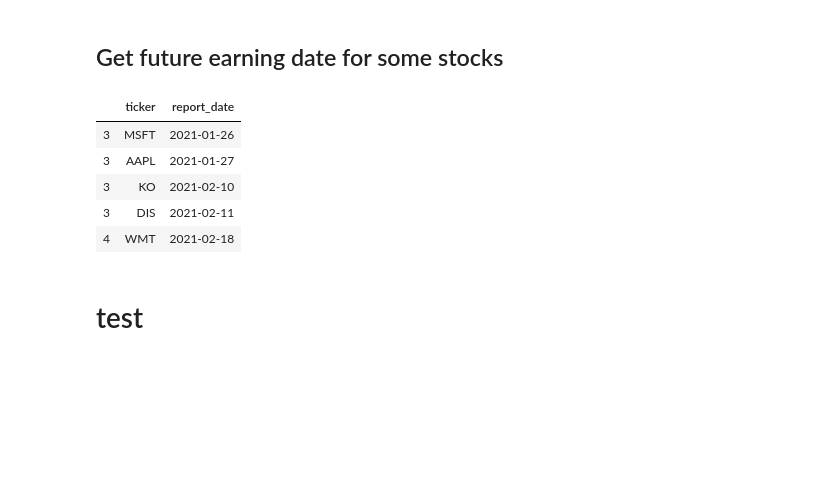
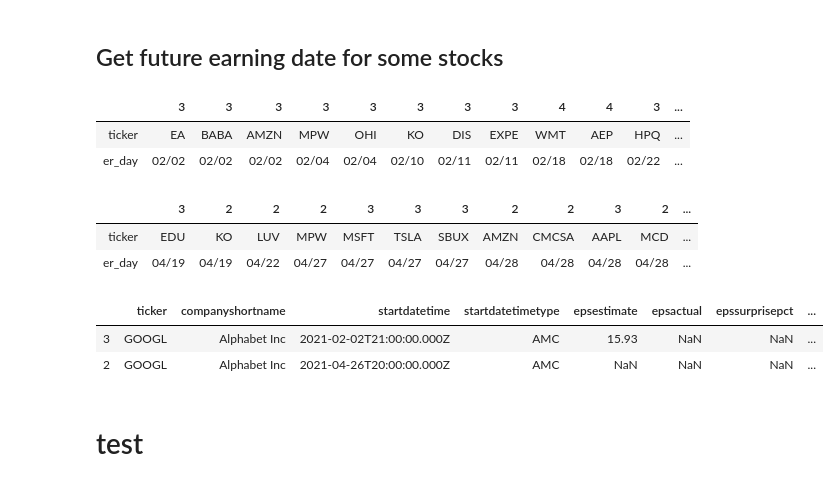
Before and after one commit to yuwei2341/stocks, a Jupyter notebook: Stock_MA.ipynb, the cells around one changed output. Saved outputs shown, nothing was run; the diff lists cells and outputs as text; code cells hidden in the pictures; blank space fills up the shorter version.

```diff
--- a/Stock_MA.ipynb
+++ b/Stock_MA.ipynb
@@ -390,24 +562,39 @@ def get_earning(ticker, DAYS_AHEAD=30):
     earnings_df['report_date'] = earnings_df['startdatetime'].apply(lambda x: dateutil.parser.isoparse(x).date())
     earnings_df = earnings_df.loc[earnings_df['report_date'].between(start_date, end_date)] \
                              .sort_values('report_date')
+    earnings_df['er_day'] = earnings_df['report_date'].apply(lambda x: f"{x.month:02}/{x.day:02}")
 
     return earnings_df
 # %%
 df_er_select = pd.DataFrame()
-for symbol in ['AAPL', 'DIS', 'GOOG', 'KO', 'MSFT', 'WMT',]:
-    df_er_select = df_er_select.append(get_earning(symbol))
+
+all_stocks = ['AEP','BABA','CMCSA','EXPE','GOOG','KO','NFLX','OHI', 'COST', 'WMT', 'AMZN', 'MCD', 'SBUX', 'EA',
+              'PG','AAPL','DIS','EDU','HPQ','LUV','MPW','MSFT','ROST','TSLA']
+experiment_pe_stocks = ['AAPL', 'DIS', 'GOOG', 'KO', 'MSFT', 'WMT',]
+
+for symbol in all_stocks:
+    df_er_select = df_er_select.append(get_earning(symbol, DAYS_AHEAD=100))
 df_er_select = df_er_select.sort_values('report_date')
-# %%
-df_er_select.append(get_earning(symbol))
-# %%
-df_er_select[['ticker', 'report_date']]
-# %% [output]
-|  | ticker | report_date |
-| 3 | MSFT | 2021-01-26 |
-| 3 | AAPL | 2021-01-27 |
-| 3 | KO | 2021-02-10 |
-| 3 | DIS | 2021-02-11 |
-| 4 | WMT | 2021-02-18 |
+# %%
+df_er_select['er_day'] = df_er_select['report_date'].apply(lambda x: f"{x.month:02}/{x.day:02}")
+# %%
+df_er_select[['ticker', 'er_day']].head(15).T
+# %% [output]
+|  | 3 | 3 | 3 | 3 | 3 | 3 | 3 | 3 | 4 | 4 | 3 | ... |
+| ticker | EA | BABA | AMZN | MPW | OHI | KO | DIS | EXPE | WMT | AEP | HPQ | ... |
+| er_day | 02/02 | 02/02 | 02/02 | 02/04 | 02/04 | 02/10 | 02/11 | 02/11 | 02/18 | 02/18 | 02/22 | ... |
+# %%
+df_er_select[['ticker', 'er_day']].tail(15).T
+# %% [output]
+|  | 3 | 2 | 2 | 2 | 3 | 3 | 3 | 2 | 2 | 3 | 2 | ... |
+| ticker | EDU | KO | LUV | MPW | MSFT | TSLA | SBUX | AMZN | CMCSA | AAPL | MCD | ... |
+| er_day | 04/19 | 04/19 | 04/22 | 04/27 | 04/27 | 04/27 | 04/27 | 04/28 | 04/28 | 04/28 | 04/28 | ... |
+# %%
+get_earning('GOOGL', DAYS_AHEAD=100)
+# %% [output]
+|  | ticker | companyshortname | startdatetime | startdatetimetype | epsestimate | epsactual | epssurprisepct | ... |
+| 3 | GOOGL | Alphabet Inc | 2021-02-02T21:00:00.000Z | AMC | 15.93 | NaN | NaN | ... |
+| 2 | GOOGL | Alphabet Inc | 2021-04-26T20:00:00.000Z | AMC | NaN | NaN | NaN | ... |
 # %% [markdown]
 # test
 # %% [markdown]
```
Also changed, not shown: parts of 23 cells of this notebook, 3 other files.
